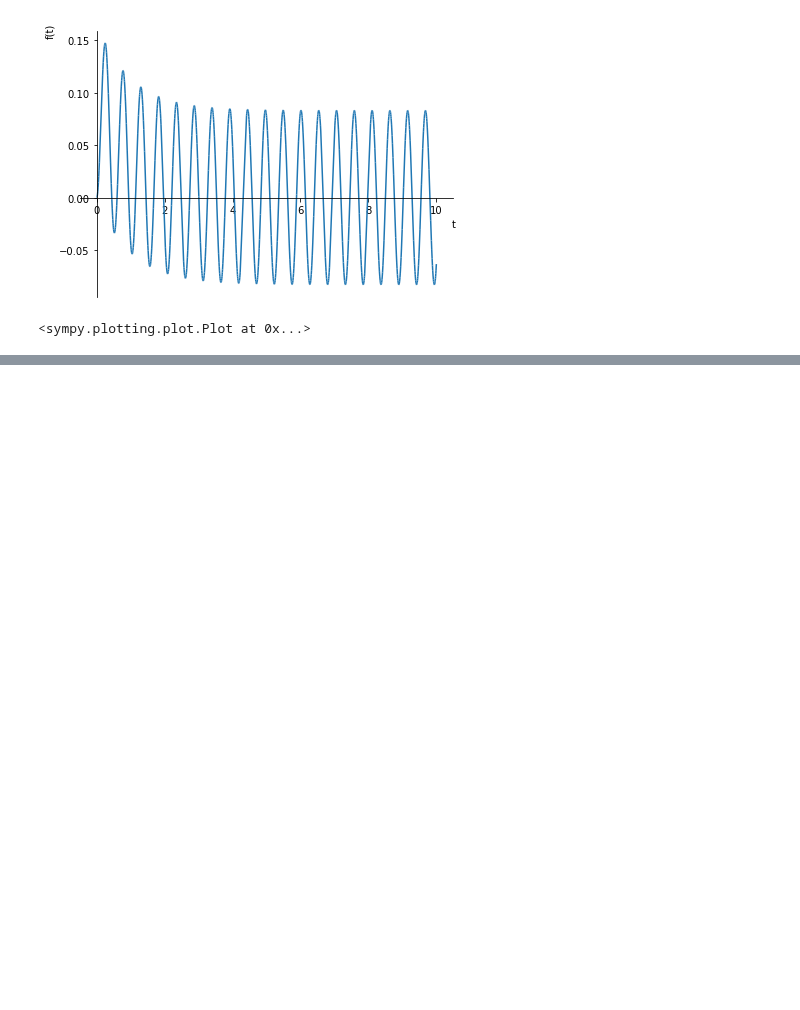
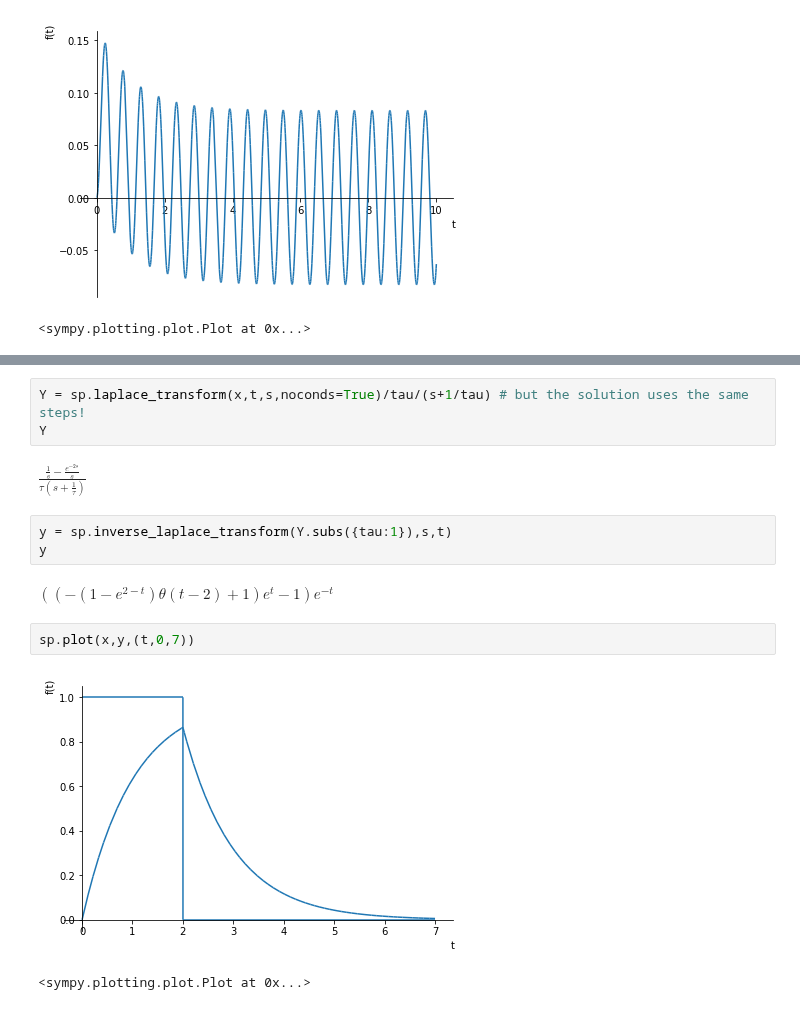
Before and after one commit to 201820-SWEN-230/MATH-330-Activities, a Jupyter notebook: Activity6_LaplaceTransform_NHS.ipynb, the cells around one changed output, grey strips where cells are left out. Cells and saved outputs as stored; diff of their text form; blank space fills up the shorter version.

```diff
--- a/Activity6_LaplaceTransform_NHS.ipynb
+++ b/Activity6_LaplaceTransform_NHS.ipynb
@@ -188,0 +209,15 @@ sp.plot(y,(t,0,10))
+# %%
+Y = sp.laplace_transform(x,t,s,noconds=True)/tau/(s+1/tau) # but the solution uses the same steps!
+Y
+# %% [output]
+$\displaystyle \frac{\frac{1}{s} - \frac{e^{- 2 s}}{s}}{\tau \left(s + \frac{1}{\tau}\right)}$
+# %%
+y = sp.inverse_laplace_transform(Y.subs({tau:1}),s,t)
+y
+# %% [output]
+$\displaystyle \left(\left(- \left(1 - e^{2 - t}\right) \theta\left(t - 2\right) + 1\right) e^{t} - 1\right) e^{- t}$
+# %%
+sp.plot(x,y,(t,0,7))
+# %% [output]
+[figure, added]
+<sympy.plotting.plot.Plot at 0x...>
```
Also changed, not shown: parts of 11 cells of this notebook.
